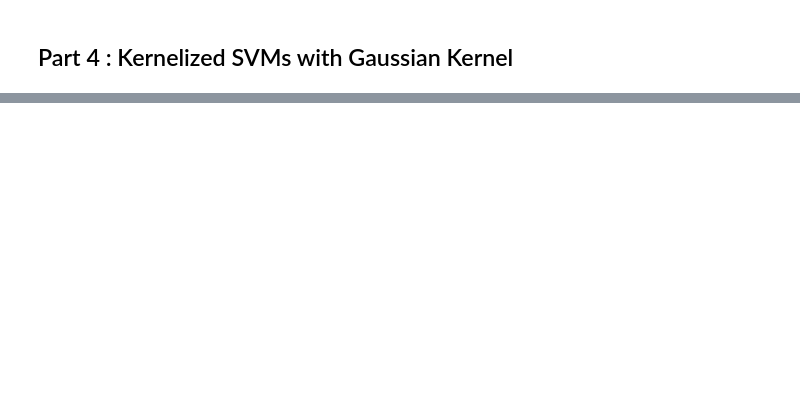
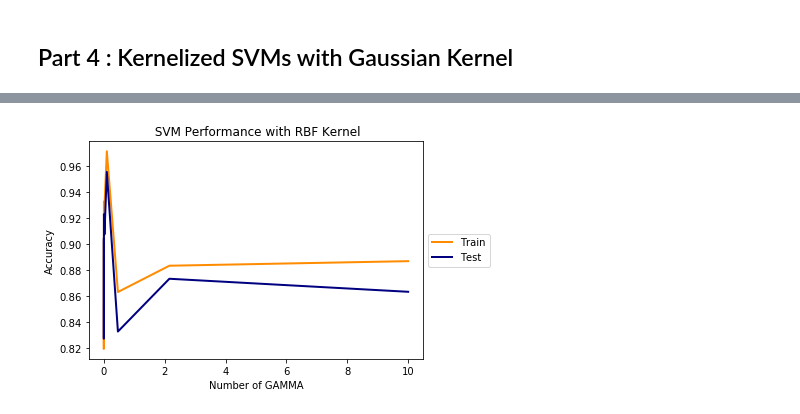
Before and after one commit to mattCoretex/Machine-Learning-Experimentation, a Jupyter notebook: A2 - V00880355.ipynb, the cells around one changed output, grey strips where cells are left out. Drawn from its saved outputs; the diff is of its cells as text; code cells hidden in the pictures; blank space fills up the shorter version.

```diff
--- a/A2 - V00880355.ipynb
+++ b/A2 - V00880355.ipynb
@@ -357,0 +376,31 @@ svm = SVC(kernel = 'rbf', random_state = 0, max_iter = 100)
+# %%
+# Print CV result
+
+print("Gamma:\t\tAvg. Train Acc.\t\tAvg. Test Acc.")
+# for x in svmg_train:
+#     print('%3.10f\t\t%3.3f\t\t\t%3.3f' % (x, svmg_train, svmg_test))
+
+max_train_acc = {}
+max_test_acc = {}
+
+for i in svmg_train:
+    c_train = svmg_train.get(i)
+    c_test = svmg_test.get(i)
+    acc = []
+    print("%.4f\t\tC-Gamma\tAcc.\t\tC-Gamma\tAcc." % i, end="\n")
+    flat_train = {}
+    flat_test = {}
+    for j in c_train:
+        val_train = [float(x) for x in c_train.get(j).values()][0]
+        val_test = [float(x) for x in c_test.get(j).values()][0]
+        flat_train[j] = val_train
+        flat_test[j] = val_test
+    for j in flat_train:
+        print("\t\t%.4f\t%.4f" % (j, flat_train.get(j)), end="")
+        print("\t\t%.4f\t%.4f" % (j, flat_test.get(j)))
+    maxkey_train = (max(flat_train, key=flat_train.get))
+    maxkey_test = (max(flat_test, key=flat_test.get))
+    max_train_acc[i] = maxkey_train
+    max_test_acc[i] = maxkey_test
+    print("\tMAX:\t%.4f\t%.4f" % (maxkey_train, flat_train.get(maxkey_train)), end="")
+    print("\tMAX:\t%.4f\t%.4f\n\n" % (maxkey_test, flat_test.get(maxkey_test)))
@@ -357,0 +425,15 @@ svm = SVC(kernel = 'rbf', random_state = 0, max_iter = 100)
+# %%
+svmg_eval_train_err = []
+svmg_eval_test_err = []
+
+# gamma
+for i in max_test_acc:
+    svmg_test = SVC(kernel = 'rbf', gamma = i, C = max_test_acc.get(i), random_state = 0, max_iter = 100)
+    svmg_test.fit(X_train, y_train)
+    svmg_eval_train_err.append(svmg_test.score(X_train, y_train))
+    svmg_eval_test_err.append(svmg_test.score(X_test, y_test))
+# %%
+graph_train_test_errors(svmg_eval_train_err, svmg_eval_test_err, "Gamma",
+                        [i for i in max_test_acc], title=' SVM Performance with RBF Kernel')
+# %% [output]
+[figure, added]
```
Also changed, not shown: parts of 23 cells of this notebook.
